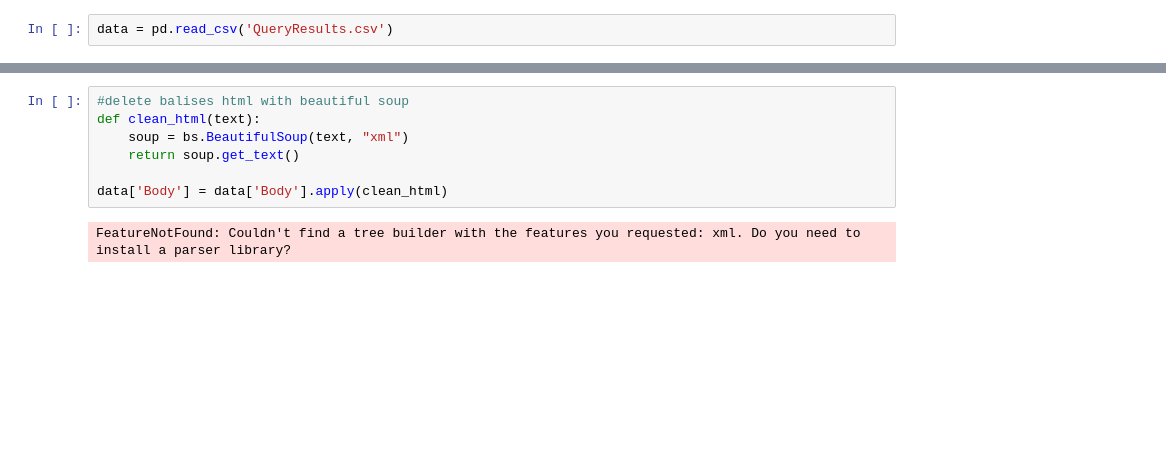
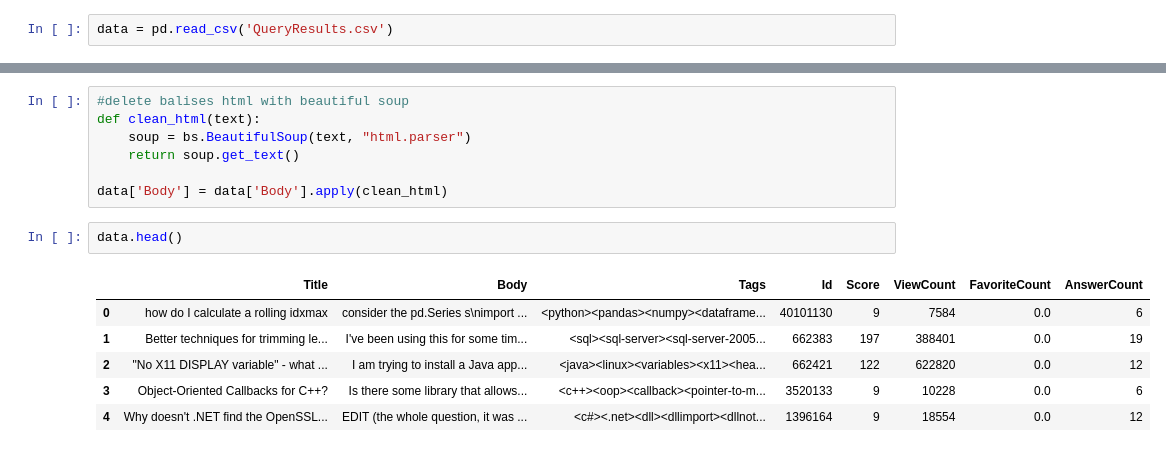
Before and after one commit to ThomasMeb/Classifier_Questions_StackOverflow, a Jupyter notebook: Mebarki_Thomas_notebook_exploration_032023.ipynb, the cells around one changed output, grey strips where cells are left out. Cells and saved outputs as stored; diff of their text form; blank space fills up the shorter version.

```diff
--- a/Mebarki_Thomas_notebook_exploration_032023.ipynb
+++ b/Mebarki_Thomas_notebook_exploration_032023.ipynb
@@ -24,9 +24,16 @@ data.head()
 # %%
 #delete balises html with beautiful soup
 def clean_html(text):
-    soup = bs.BeautifulSoup(text, "xml")
+    soup = bs.BeautifulSoup(text, "html.parser")
     return soup.get_text()
 
 data['Body'] = data['Body'].apply(clean_html)
-# %% [output]
-FeatureNotFound: Couldn't find a tree builder with the features you requested: xml. Do you need to install a parser library?
+# %%
+data.head()
+# %% [output]
+|  | Title | Body | Tags | Id | Score | ViewCount | FavoriteCount | AnswerCount |
+| 0 | how do I calculate a rolling idxmax | consider the pd.Series s\nimport ... | <python><pandas><numpy><dataframe... | 40101130 | 9 | 7584 | 0.0 | 6 |
+| 1 | Better techniques for trimming le... | I've been using this for some tim... | <sql><sql-server><sql-server-2005... | 662383 | 197 | 388401 | 0.0 | 19 |
+| 2 | "No X11 DISPLAY variable" - what ... | I am trying to install a Java app... | <java><linux><variables><x11><hea... | 662421 | 122 | 622820 | 0.0 | 12 |
+| 3 | Object-Oriented Callbacks for C++? | Is there some library that allows... | <c++><oop><callback><pointer-to-m... | 3520133 | 9 | 10228 | 0.0 | 6 |
+| 4 | Why doesn't .NET find the OpenSSL... | EDIT (the whole question, it was ... | <c#><.net><dll><dllimport><dllnot... | 1396164 | 9 | 18554 | 0.0 | 12 |
```
Also changed, not shown: parts of 9 cells of this notebook.
